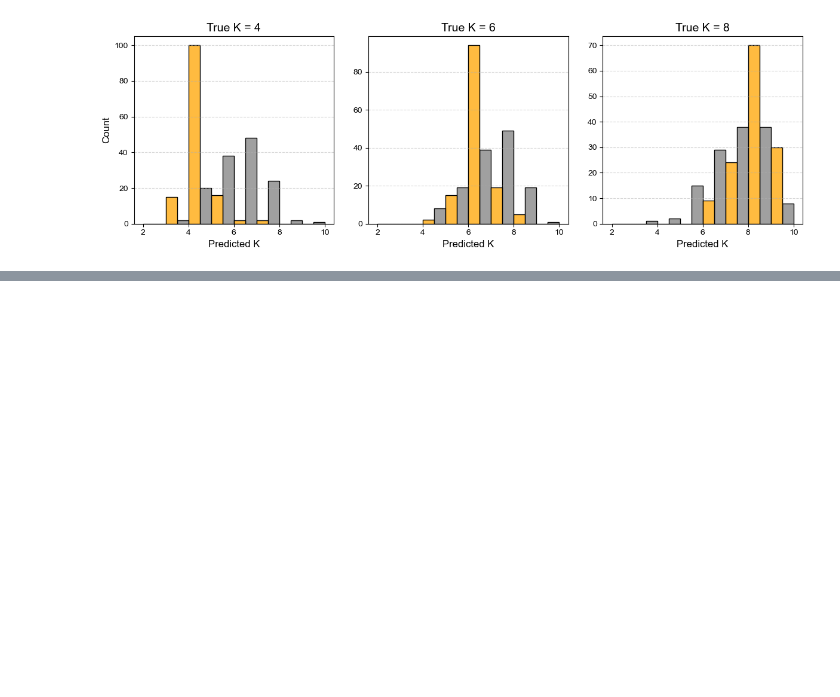
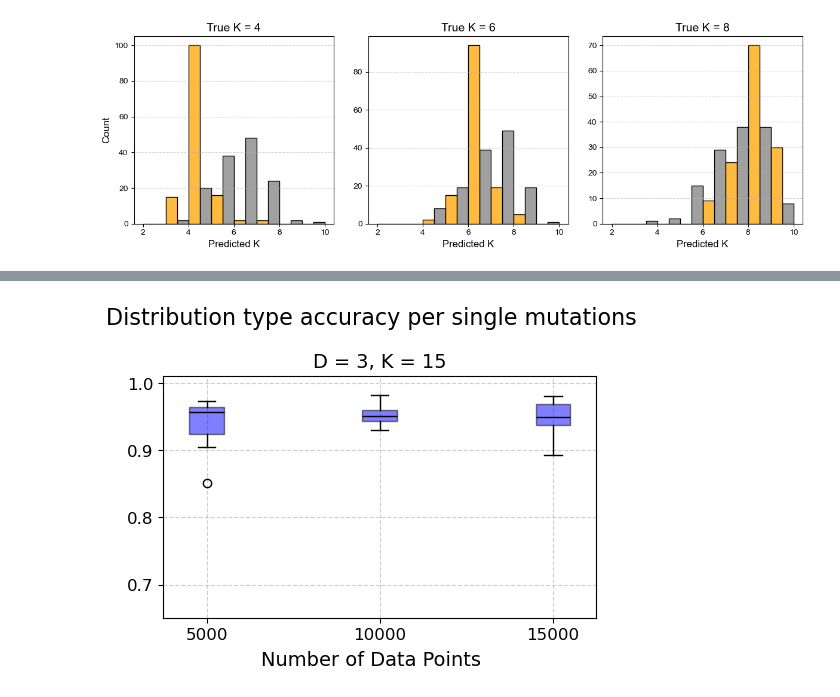
Before and after one commit to caravagnalab/MOBSTERm, a Jupyter notebook: test_generative/general_boxplots_analysis.ipynb, the cells around one changed output, grey strips where cells are left out. Cells and saved outputs as stored; diff of their text form; code cells hidden in the pictures; blank space fills up the shorter version.

```diff
--- a/test_generative/general_boxplots_analysis.ipynb
+++ b/test_generative/general_boxplots_analysis.ipynb
@@ -2935,0 +3235,55 @@ plt.show()
+# %%
+colors = ['red', 'blue', 'green']
+
+fig, ax = plt.subplots(1, 1, figsize=(6, 4), sharey=True)
+
+base_pos_eps = 2
+ax.grid(True, linestyle="--", alpha=0.6)  # Dashed grid with slight transparency
+
+all_positions = []
+all_boxplots = []
+
+for j, N in enumerate(N_values):
+    base_position = j * base_pos_eps  # Ensures spacing between different N values
+
+    metrics_key = f"N_{N}_K_15_D_3"  # Only K=15 and D=3
+    metrics_gmm = np.array(acc_data_points_gmm.get(metrics_key, []))
+
+    pos = base_position  # No need for multiple K values now
+    all_positions.append(pos)
+
+    box_gmm = ax.boxplot(
+        metrics_gmm, positions=[pos], notch=False, patch_artist=True, widths=0.4
+    )
+
+    for patch in box_gmm['boxes']:
+        patch.set_facecolor('blue')  # Use a single color since K is fixed
+        patch.set_alpha(0.5)
+        patch.set_edgecolor('black')
+        patch.set_linewidth(1)
+
+    for median in box_gmm['medians']:
+        median.set_color('black')
+        median.set_linewidth(1)
+
+    all_boxplots.append(box_gmm)
+
+# Set x-ticks to indicate number of data points
+group_centers = [j * base_pos_eps for j in range(len(N_values))]  # Matches `base_position`
+
+ax.set_xticks(group_centers)  # Set computed centers as tick positions
+ax.set_xticklabels([str(N) for N in N_values], fontsize=12)
+
+ax.set_title(f"D = 3, K = 15", fontsize=14)
+ax.set_ylim([0.0, 1.01])  # Adjust y-axis limits
+ax.tick_params(axis='y', labelsize=12)
+
+# Add overall labels
+fig.text(0.5, 0.95, 'Distribution type accuracy per single mutations', ha='center', va='center', fontsize=16)
+fig.text(0.5, 0.08, 'Number of Data Points', ha='center', fontsize=14)
+
+plt.ylim([0.65, 1.01])
+plt.tight_layout(rect=[0.05, 0.1, 0.9, 0.9])
+plt.show()
+# %% [output]
+[figure, added]
```
Also changed, not shown: parts of 7 cells of this notebook, 20 other files.
